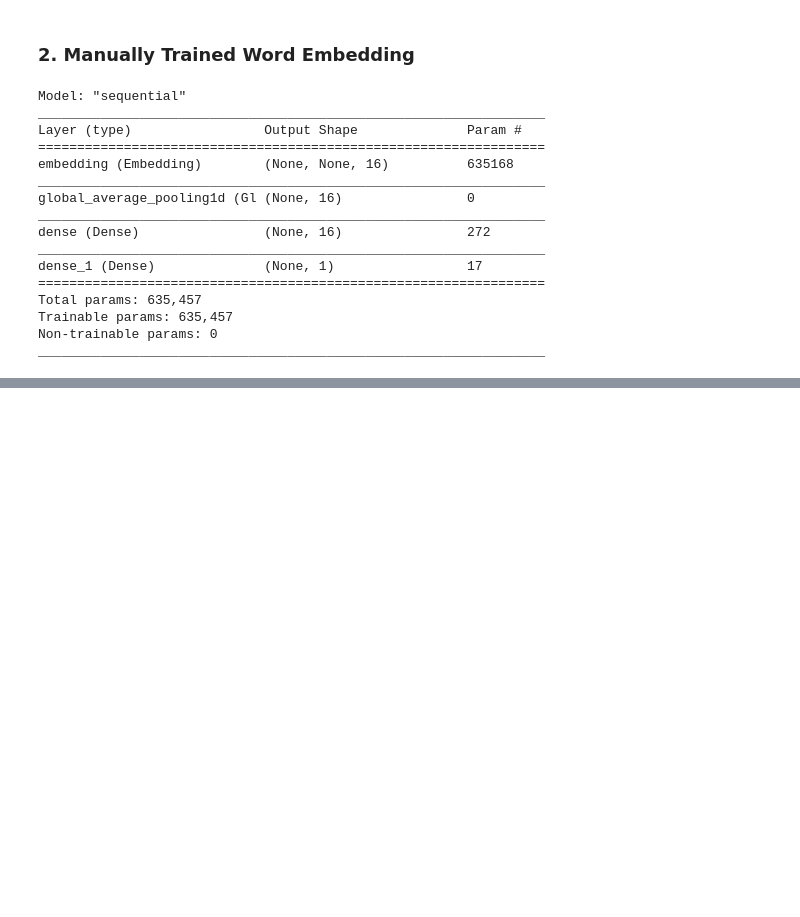
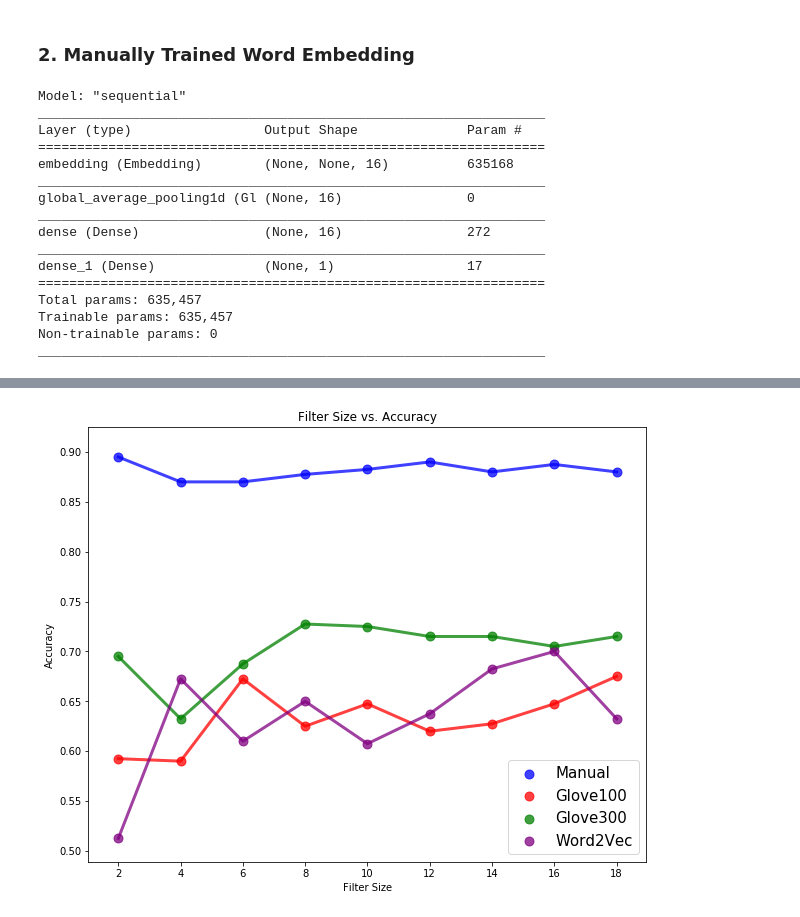
Before and after one commit to Mimran0715/AI_project_175, a Jupyter notebook: Project_Main.ipynb, the cells around one changed output, grey strips where cells are left out. Drawn from its saved outputs; the diff is of its cells as text; code cells hidden in the pictures; blank space fills up the shorter version.

```diff
--- a/Project_Main.ipynb
+++ b/Project_Main.ipynb
@@ -397,0 +665,4 @@ Epoch 9/10
+# %%
+filter_size_results_w2v = [train_model(train_data, test_data, filters=x, embedding_dim = 300, weights=embedding_matric_word2vec) for x in [2*x for x in range(1, 10)]]
+kernel_size_results_w2v = [train_model(train_data, test_data, kernel_size=x, embedding_dim = 300, weights=embedding_matric_word2vec) for x in range(1, 11)]
+dropout_rate_results_w2v = [train_model(train_data, test_data, dropout_rate=(x/10.0), embedding_dim = 300, weights=embedding_matric_word2vec) for x in range(1, 10)]
@@ -397,0 +687,76 @@ Epoch 9/10
+# %%
+filter_data_manual = np.array([[x["filters"], x["accuracy"]] for x in filter_size_results_manual])
+kernel_data_manual = np.array([[x["kernel_size"], x["accuracy"]] for x in kernel_size_results_manual])
+dropout_data_manual = np.array([[x["dropout_rate"], x["accuracy"]] for x in dropout_rate_results_manual])
+
+filter_data_g100 = np.array([[x["filters"], x["accuracy"]] for x in filter_size_results_g100])
+kernel_data_g100 = np.array([[x["kernel_size"], x["accuracy"]] for x in kernel_size_results_g100])
+dropout_data_g100 = np.array([[x["dropout_rate"], x["accuracy"]] for x in dropout_rate_results_g100])
+
+filter_data_g300 = np.array([[x["filters"], x["accuracy"]] for x in filter_size_results_g300])
+kernel_data_g300 = np.array([[x["kernel_size"], x["accuracy"]] for x in kernel_size_results_g300])
+dropout_data_g300 = np.array([[x["dropout_rate"], x["accuracy"]] for x in dropout_rate_results_g300])
+
+filter_data_w2v = np.array([[x["filters"], x["accuracy"]] for x in filter_size_results_w2v])
+kernel_data_w2v = np.array([[x["kernel_size"], x["accuracy"]] for x in kernel_size_results_w2v])
+dropout_data_w2v = np.array([[x["dropout_rate"], x["accuracy"]] for x in dropout_rate_results_w2v])
+# %%
+import matplotlib.pyplot as plt
+
+f, ax = plt.subplots(1, 1, figsize=(10, 8))
+ax.scatter(filter_data_manual[:, 0], filter_data_manual[:, 1], s=80, color='blue', alpha=0.75, label='Manual')
+ax.plot(filter_data_manual[:, 0], filter_data_manual[:, 1], lw=3, color='blue', alpha=0.75)
+
+ax.scatter(filter_data_g100[:, 0], filter_data_g100[:, 1], s=80, color='red', alpha=0.75, label='Glove100')
+ax.plot(filter_data_g100[:, 0], filter_data_g100[:, 1], lw=3, color='red', alpha=0.75)
+
+ax.scatter(filter_data_g300[:, 0], filter_data_g300[:, 1], s=80, color='green', alpha=0.75, label='Glove300')
+ax.plot(filter_data_g300[:, 0], filter_data_g300[:, 1], lw=3, color='green', alpha=0.75)
+
+ax.scatter(filter_data_w2v[:, 0], filter_data_w2v[:, 1], s=80, color='purple', alpha=0.75, label='Word2Vec')
+ax.plot(filter_data_w2v[:, 0], filter_data_w2v[:, 1], lw=3, color='purple', alpha=0.75)
+
+ax.legend(fontsize=15, loc=4)
+plt.title("Filter Size vs. Accuracy")
+plt.xlabel("Filter Size")
+plt.ylabel("Accuracy")
+plt.show()
+
+f, ax = plt.subplots(1, 1, figsize=(10, 8))
+ax.scatter(kernel_data_manual[:, 0], kernel_data_manual[:, 1], s=80, color='blue', alpha=0.75, label='Manual')
+ax.plot(kernel_data_manual[:, 0], kernel_data_manual[:, 1], lw=3, color='blue', alpha=0.75)
+
+ax.scatter(kernel_data_g100[:, 0], kernel_data_g100[:, 1], s=80, color='red', alpha=0.75, label='Glove100')
+ax.plot(kernel_data_g100[:, 0], kernel_data_g100[:, 1], lw=3, color='red', alpha=0.75)
+
+ax.scatter(kernel_data_g300[:, 0], kernel_data_g300[:, 1], s=80, color='green', alpha=0.75, label='Glove300')
+ax.plot(kernel_data_g300[:, 0], kernel_data_g300[:, 1], lw=3, color='green', alpha=0.75)
+
+ax.scatter(kernel_data_w2v[:, 0], kernel_data_w2v[:, 1], s=80, color='purple', alpha=0.75, label='Word2Vec')
+ax.plot(kernel_data_w2v[:, 0], kernel_data_w2v[:, 1], lw=3, color='purple', alpha=0.75)
+
+ax.legend(fontsize=15, loc=4)
+plt.title("Kernel Size vs. Accuracy")
+plt.xlabel("Kernel Size")
+plt.ylabel("Accuracy")
+plt.show()
+
+f, ax = plt.subplots(1, 1, figsize=(10, 8))
+ax.scatter(dropout_data_manual[:, 0], dropout_data_manual[:, 1], s=80, color='blue', alpha=0.75, label='Manual')
+ax.plot(dropout_data_manual[:, 0], dropout_data_manual[:, 1], lw=3, color='blue', alpha=0.75)
+
+ax.scatter(dropout_data_g100[:, 0], dropout_data_g100[:, 1], s=80, color='red', alpha=0.75, label='Glove100')
+ax.plot(dropout_data_g100[:, 0], dropout_data_g100[:, 1], lw=3, color='red', alpha=0.75)
+
+ax.scatter(dropout_data_g300[:, 0], dropout_data_g300[:, 1], s=80, color='green', alpha=0.75, label='Glove300')
+ax.plot(dropout_data_g300[:, 0], dropout_data_g300[:, 1], lw=3, color='green', alpha=0.75)
+
+ax.scatter(dropout_data_w2v[:, 0], dropout_data_w2v[:, 1], s=80, color='purple', alpha=0.75, label='Word2Vec')
+ax.plot(dropout_data_w2v[:, 0], dropout_data_w2v[:, 1], lw=3, color='purple', alpha=0.75)
+ax.legend(fontsize=15, loc=4)
+plt.title("Dropout Rate vs. Accuracy")
+plt.xlabel("Dropout Rate")
+plt.ylabel("Accuracy")
+plt.show()
+# %% [output]
+[figure, added]
```
Also changed, not shown: parts of 33 cells of this notebook, 1 other file.
